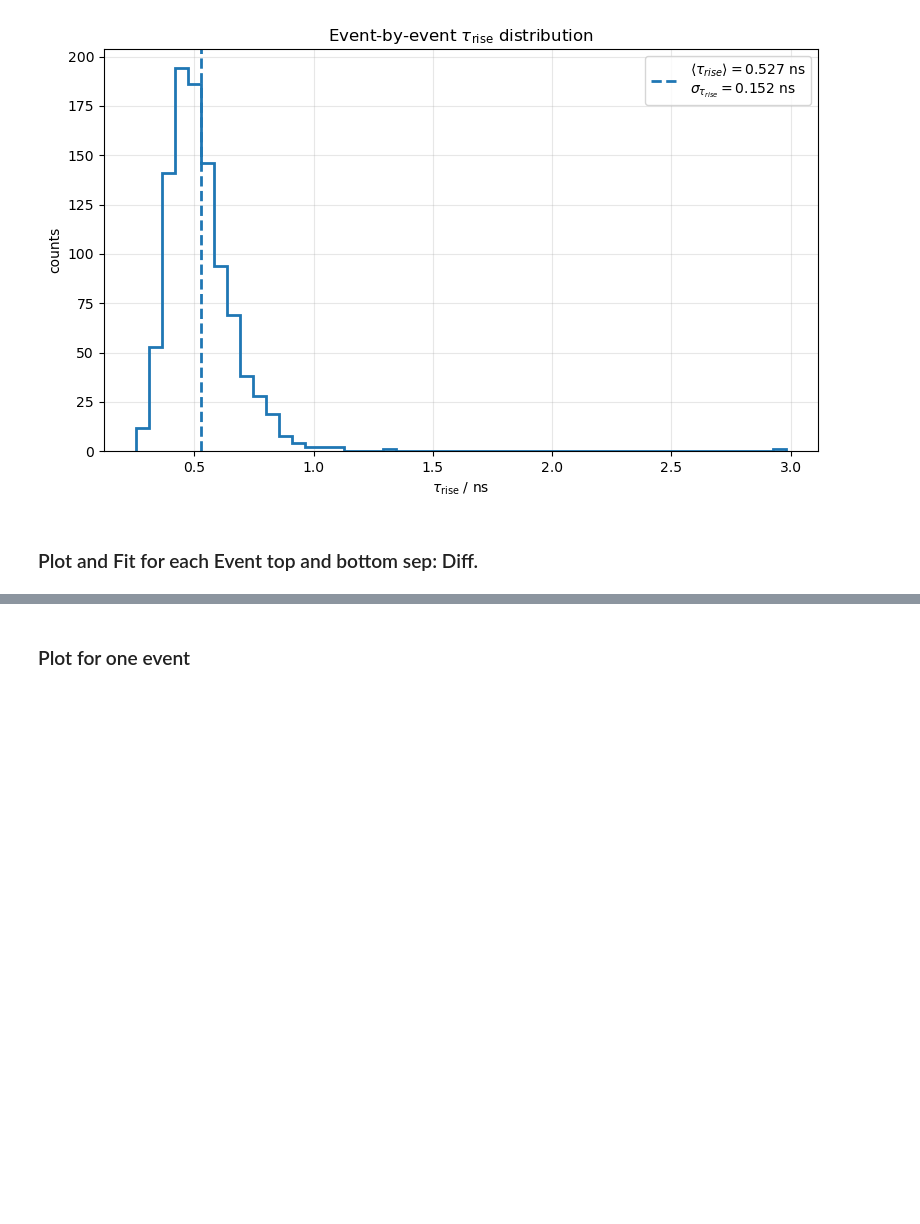
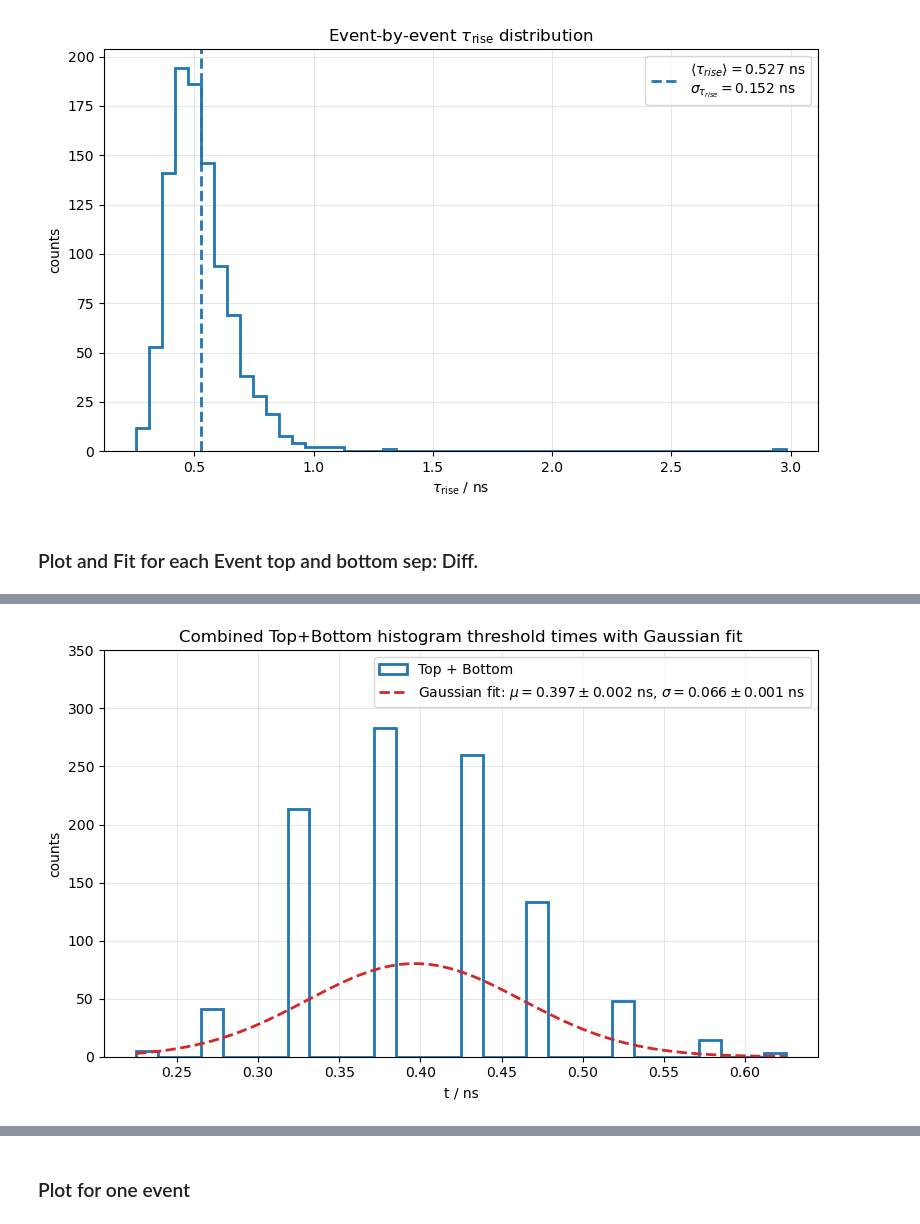
Before and after one commit to RobDerk/insight-tagger-scintillator-simulation-geant4-analysis, a Jupyter notebook: analysis.ipynb, the cells around one changed output, grey strips where cells are left out. Drawn from its saved outputs; the diff is of its cells as text; code cells hidden in the pictures; blank space fills up the shorter version.

```diff
--- a/analysis.ipynb
+++ b/analysis.ipynb
@@ -1209,0 +1244,91 @@ plt.show()
+# %%
+combined_count_threshold_times = (
+    threshold_times["combined_count_threshold_time"]
+    .dropna()
+    .to_numpy(dtype=float)
+)
+
+combined_count_threshold_times = combined_count_threshold_times[
+    np.isfinite(combined_count_threshold_times)
+]
+
+n = len(combined_count_threshold_times)
+
+if n < 2:
+    print("Zu wenige gültige Events für einen Gauß-Fit.")
+
+elif np.ptp(combined_count_threshold_times) == 0:
+    print("Alle Threshold-Zeiten sind identisch; sigma kann nicht bestimmt werden.")
+
+else:
+    # Ungebinnter Maximum-Likelihood-Fit
+    mean, sigma = norm.fit(combined_count_threshold_times)
+
+    # Näherungen für die statistischen Unsicherheiten
+    mean_error = sigma / np.sqrt(n)
+    sigma_error = sigma / np.sqrt(2 * (n - 1))
+
+    counts, bin_edges = np.histogram(
+        combined_count_threshold_times,
+        bins=30
+    )
+
+    bin_widths = np.diff(bin_edges)
+    bin_centers = 0.5 * (bin_edges[:-1] + bin_edges[1:])
+
+    fit_times = np.linspace(bin_edges[0], bin_edges[-1], 500)
+
+    # PDF auf erwartete Histogramm-Counts skalieren.
+    # Bei gleich breiten Bins genügt bin_widths[0].
+    fit_counts = (
+        n
+        * bin_widths[0]
+        * norm.pdf(fit_times, loc=mean, scale=sigma)
+    )
+
+    amplitude = n * bin_widths[0] / (sigma * np.sqrt(2 * np.pi))
+    amplitude_error = amplitude * sigma_error / sigma
+
+    plt.figure(figsize=(8, 5))
+
+    plt.hist(
+        combined_count_threshold_times,
+        bins=bin_edges,
+        histtype="step",
+        linewidth=2,
+        color="tab:blue",
+        label="Top + Bottom"
+    )
+
+    plt.plot(
+        fit_times,
+        fit_counts,
+        color="tab:red",
+        linewidth=2,
+        linestyle="--",
+        label=(
+            f"Gaussian fit: "
+            f"$\\mu={mean:.3f}\\pm{mean_error:.3f}$ ns, "
+            f"$\\sigma={sigma:.3f}\\pm{sigma_error:.3f}$ ns"
+        )
+    )
+
+    plt.xlabel("t / ns")
+    plt.ylabel("counts")
+    plt.title(
+        "Combined Top+Bottom histogram threshold times "
+        "with Gaussian fit"
+    )
+    plt.grid(alpha=0.3)
+    plt.legend()
+    plt.ylim(0,350)
+    plt.tight_layout()
+    plt.show()
+
+    print("Combined Top+Bottom Gaussian fit:")
+    print(f"  entries   = {n}")
+    print(f"  amplitude = {amplitude:.3f} +/- {amplitude_error:.3f}")
+    print(f"  mean      = {mean:.6f} +/- {mean_error:.6f} ns")
+    print(f"  sigma     = {sigma:.6f} +/- {sigma_error:.6f} ns")
+# %% [output]
+[figure, added]
```
Also changed, not shown: parts of 12 cells of this notebook, 1 other file.
